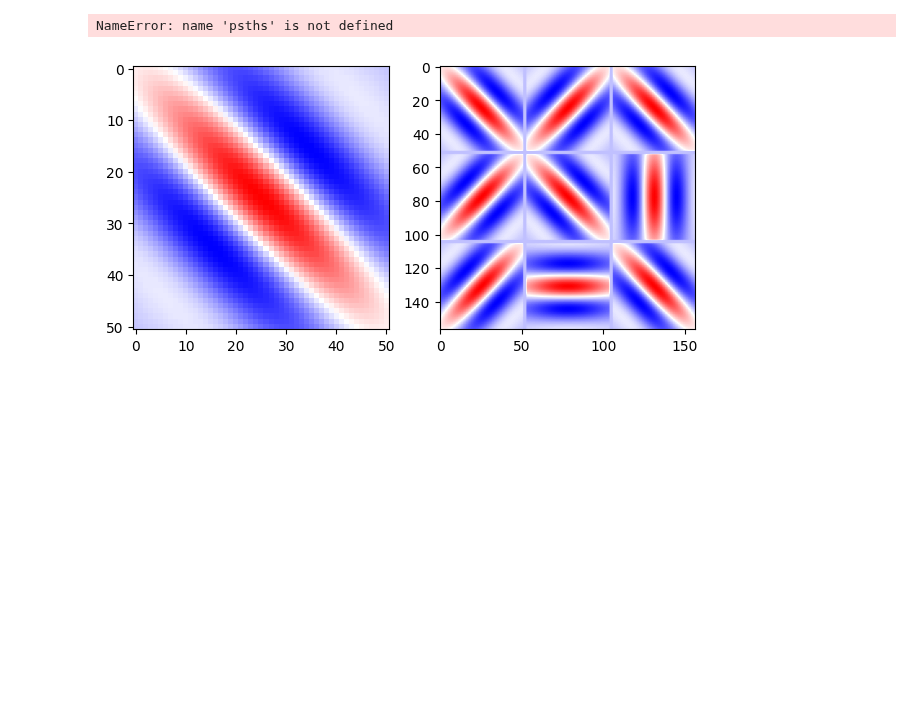
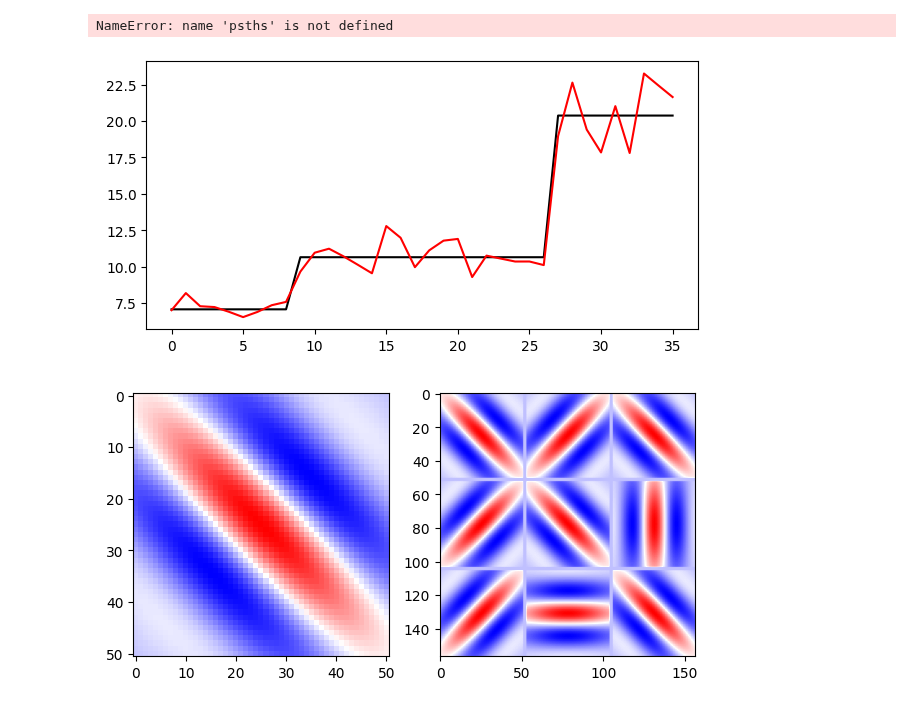
Before and after one commit to landoskape/plasticity-modeling, a Jupyter notebook: notebooks/iaf_hofer_run.ipynb, the cells around one changed output. Saved outputs shown, nothing was run; the diff lists cells and outputs as text; code cells hidden in the pictures; blank space fills up the shorter version.

```diff
--- a/notebooks/iaf_hofer_run.ipynb
+++ b/notebooks/iaf_hofer_run.ipynb
@@ -20,6 +20,7 @@ sim, cfg = get_experiment(
     no_distal=no_distal,
     num_simulations=num_simulations,
     edge_probability=0.75,
+    independent_noise_rate=0.1,
 )
 
 # No inhibition (at all!)
@@ -42,4 +64,4 @@ vars(sim.source_populations["excitatory"])
 # %%
-do_sim = False
+do_sim = True
 if do_sim:
     results = sim.run(duration=2400, initialize=True)
@@ -130,6 +154,19 @@ viewer.show()
 NameError: name 'psths' is not defined
 # %%
 gabor = sim.source_populations["excitatory"]
+# %%
+rates = sorted(gabor.generate_rates()[0])
+
+independent_noise = 0.1
+new_rates = rates + np.random.randn(len(rates)) * rates * independent_noise
+
+plt.show()
+fig, ax = plt.subplots(1, 1, figsize=(6, 3), layout="constrained")
+ax.plot(rates, c="k")
+ax.plot(new_rates, c="r")
+plt.show()
+# %% [output]
+[figure, added]
 # %%
 from src.iaf.plotting import create_gabor, create_gabor_grid
 
```
Also changed, not shown: parts of 3 cells of this notebook, 1 other file.
